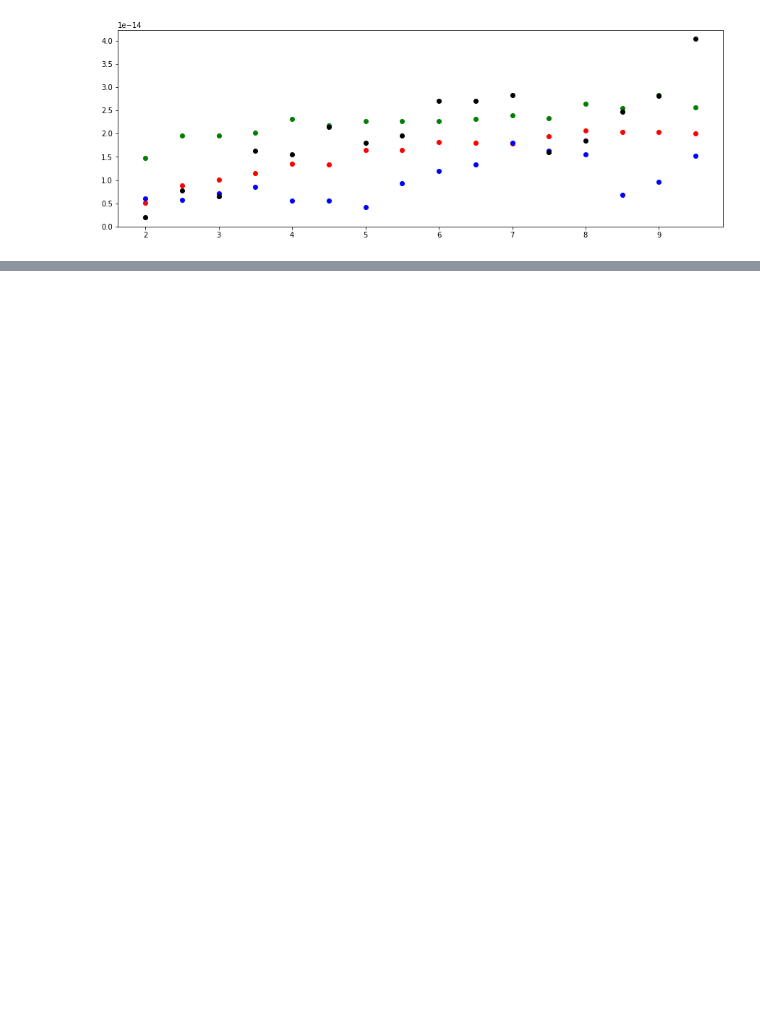
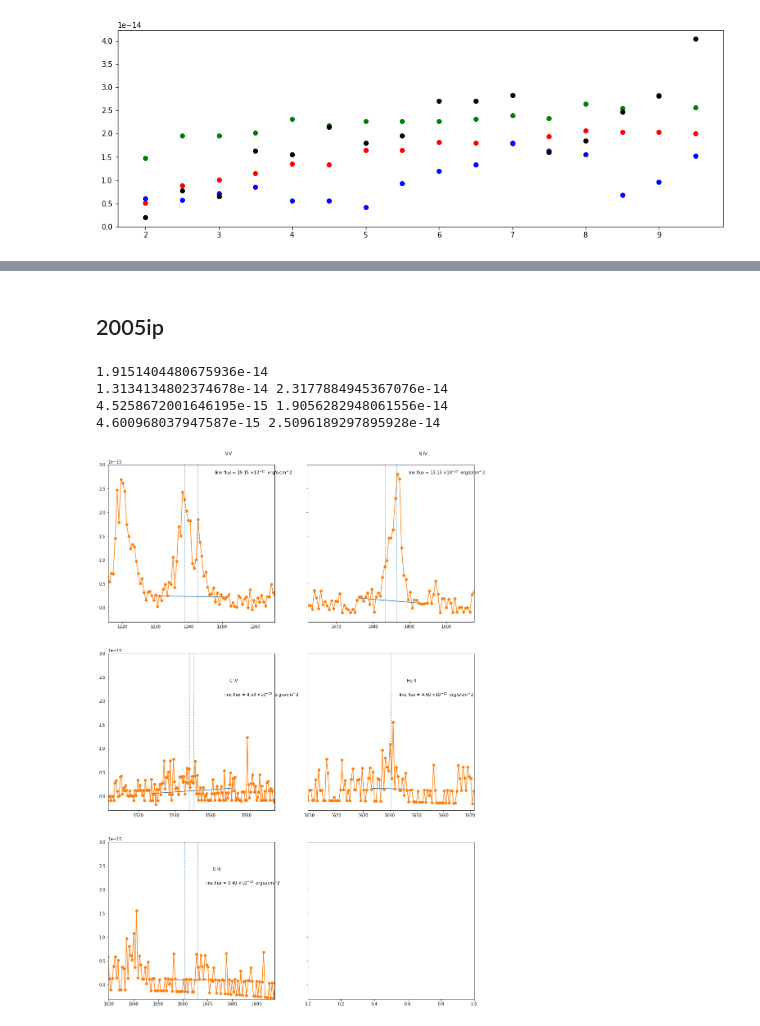
Before and after one commit to Anika019/UV_interaction_SN, a Jupyter notebook: line calculation.ipynb, the cells around one changed output, grey strips where cells are left out. Cells and saved outputs as stored; diff of their text form; code cells hidden in the pictures; blank space fills up the shorter version.

```diff
--- a/line calculation.ipynb
+++ b/line calculation.ipynb
@@ -202,0 +157,47 @@ axes[1,1].set_ylim(-5e-16, 5e-15)
+# %% [markdown]
+## 2005ip
+# %%
+spec = fits.open('./reduced_spectra/2005ip/2005ip_d3042FUV_x1d.fits')
+z = z_dict['2005ip']
+ebv = 0.047
+a_v = 3.1*ebv
+# %%
+nrows = 3
+ncols = 2
+fig, axes = plt.subplots(nrows = nrows, ncols = ncols, figsize = (8*ncols, 8*nrows), sharey = True)
+
+ebv = 0.047
+a_v = 3.1*ebv
+
+wav = spec[1].data['WAVELENGTH'][0]/(1+z)
+flux = spec[1].data['FLUX'][0]
+bound = 8
+emflux = plot_region(axes[0,0], wav, flux, [1238.8, 1242.8], linename = 'N V', bound = bound,
+                     xlim =15, ylim = 4e-15)
+print(emflux)
+
+bound = 6
+emflux = plot_region(axes[0,1], wav, flux, [ 1483.3, 1486.5], linename = 'N IV', bound = bound,
+                     xlim =15, ylim = 4e-15)
+print(emflux,emflux*4.8/2.72)
+
+bound = 20
+emflux = plot_region(axes[1,0], wav, flux, [1548.2, 1550.7], linename = 'C IV', bound = bound,
+                     xlim =25, ylim = 3e-15)
+print(emflux,emflux*4.8/1.14)
+
+bound = 6
+emflux = plot_region(axes[1,1], wav, flux, [1640.4], linename = 'He II', bound = bound,
+                     xlim =25, ylim = 3e-15)
+print(emflux,emflux*4.8/0.88)
+
+bound = 6
+emflux = plot_region(axes[2,0], wav, flux, [1660.8, 1666.2], linename = 'O III', bound = bound,
+                     xlim =25, ylim = 3e-15)
+#print(emflux*4.8/0.88)
+# %% [output]
+1.9151404480675936e-14
+1.3134134802374678e-14 2.3177884945367076e-14
+4.5258672001646195e-15 1.9056282948061556e-14
+4.600968037947587e-15 2.5096189297895928e-14
+[figure, added]
```
Also changed, not shown: parts of 16 cells of this notebook.
